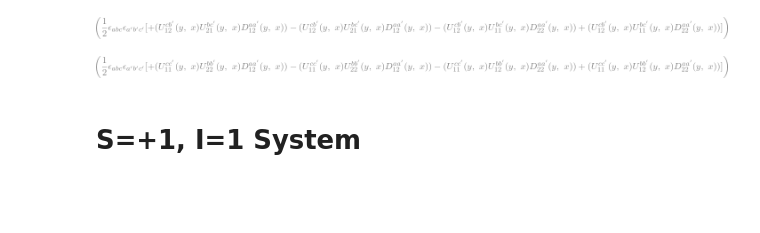
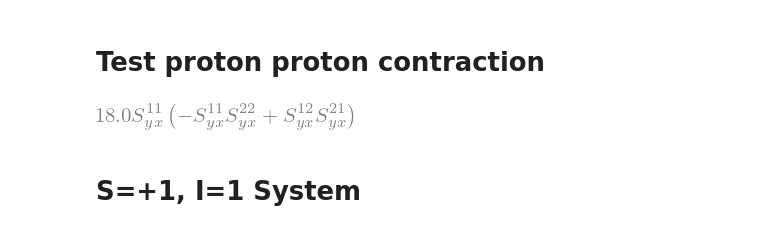
Before and after one commit to luutom/su3, a Jupyter notebook: notebooks/contraction.ipynb, the cells around one changed output. Cells and saved outputs as stored; diff of their text form; code cells hidden in the pictures; blank space fills up the shorter version.

Commit message:
update contraction notebook

```diff
--- a/notebooks/contraction.ipynb
+++ b/notebooks/contraction.ipynb
@@ -405,32 +479,67 @@ def print_Trace_color(OUTPUT,quark,spin,color,position,overall,diquark,spin_pair
+# %% [markdown]
+# Test proton proton contraction
 # %%
 overall='\\frac{1}{2}\epsilon_{abc}\epsilon_{a\'b\'c\'}'
-overall2=1/2*symbols('\epsilon_{abc}\epsilon_{a\'b\'c\'}')
+overall2=1/2#*symbols('\epsilon_{abc}\epsilon_{a\'b\'c\'}')
 position=['y','y','y','x','x','x']
 #spin=['\\mu_1','\\mu_2','\\mu_3','\\nu_3','\\nu_2','\\nu_1']
-spin=['1','2','1','2','2','1']
+spin=['1','2','1','1','2','1']
 color=['c','b','a','a\'','b\'','c\'']
+color=['2','1','0','0','1','2']
 quark=['u','u','d','db','ub','ub']
 
 diquark=[[1,2],[3,4]]
 #diquark=[]
-spin_pair=[[0,5],[1,4],[2,3]]
+#spin_pair=[[0,5],[1,4],[2,3]]
 color1=['a','b','c']
 color2=['a\'','b\'','c\'']
+color1=['0','1','2']
+color2=['0','1','2']
+
 output=[]
 OUTPUT=[]
 
 contraction(quark,0,output,OUTPUT)
 
 
 #PRINT=print_Trace_color(OUTPUT,quark,spin,color,position,overall2,diquark,spin_pair,color1,color2)
 #display(simplify(PRINT))
 
+PRINT=print_propagator_with_diquark_color(OUTPUT,quark,spin,color,position,overall2,diquark, color1, color2)
+#display(simplify(PRINT))
 
-for q in print_propagator_with_diquark(OUTPUT,quark,spin,color,position,overall,diquark):
-    display(q)
+
+PRINT=0
+for a in ['0','1','2']:
+    color[2]=a
+    for b in ['0','1','2']:
+        if a==b: continue
+        color[1]=b
+        for c in ['0','1','2']:
+            if c==a or c==b: continue
+            color[0]=c
+            for aa in ['0','1','2']:
+                color[3]=aa
+                for bb in ['0','1','2']:
+                    if aa==bb: continue
+                    color[4]=bb
+                    for cc in ['0','1','2']:
+                        if cc==aa or cc==bb: continue
+                        color[5]=cc
+                        #print(color)
+                        perm1=Permutation(color[:3])
+                        perm2=Permutation(color[3:])
+
+                        sign1=perm1.signature()
+                        sign2=perm2.signature()
+                        #print(sign1, sign2)
+
+                        PRINT2=sign1*sign2*print_propagator_with_diquark_color(OUTPUT,quark,spin,color,position,overall2,diquark, color1, color2)
+                        #display(PRINT2)
+                        PRINT+=PRINT2
+display(simplify(PRINT))
 # %% [output]
-[figure, old version]
+[figure, new version]
-[figure, removed]
 # %% [markdown]
 # S=+1, I=1 System
 # %% [markdown]
```
Also changed, not shown: parts of 6 cells of this notebook.
